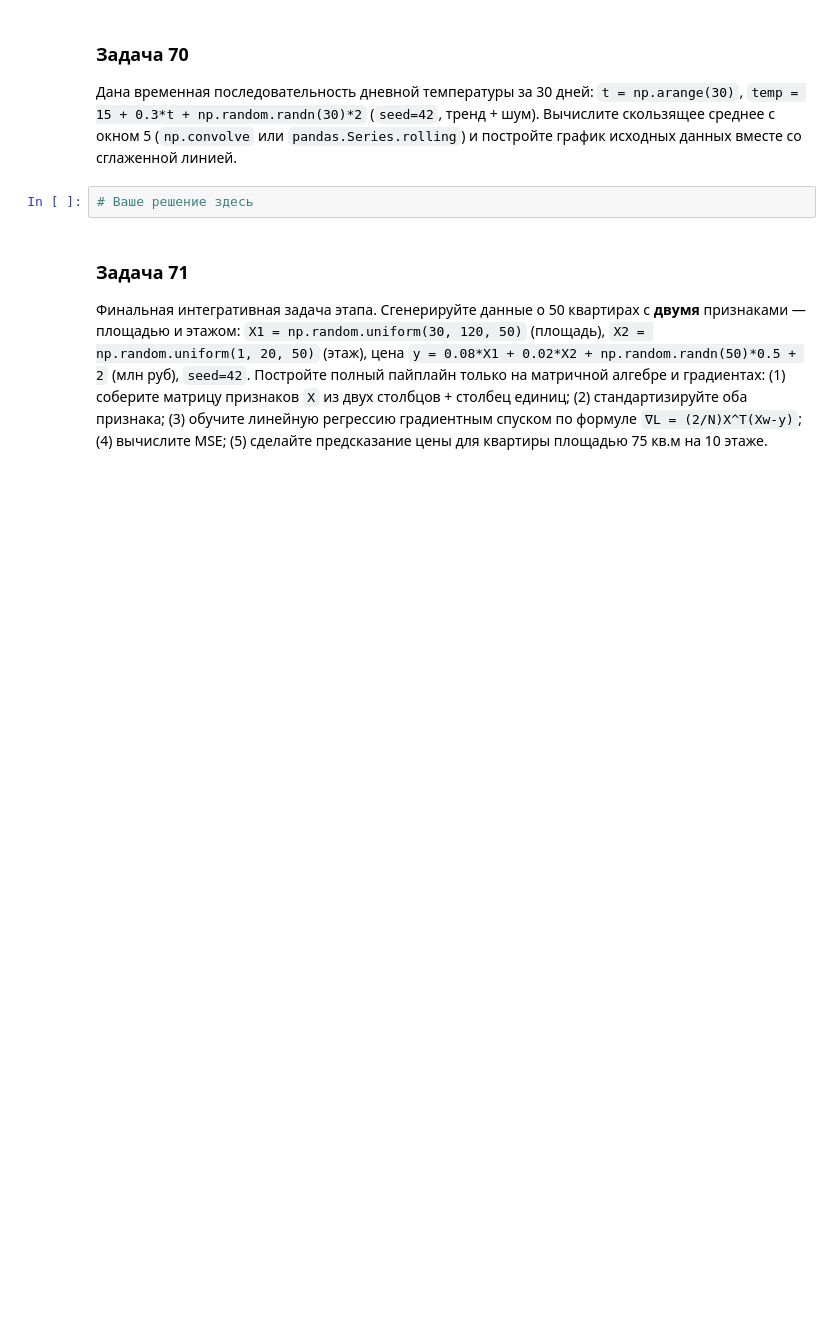
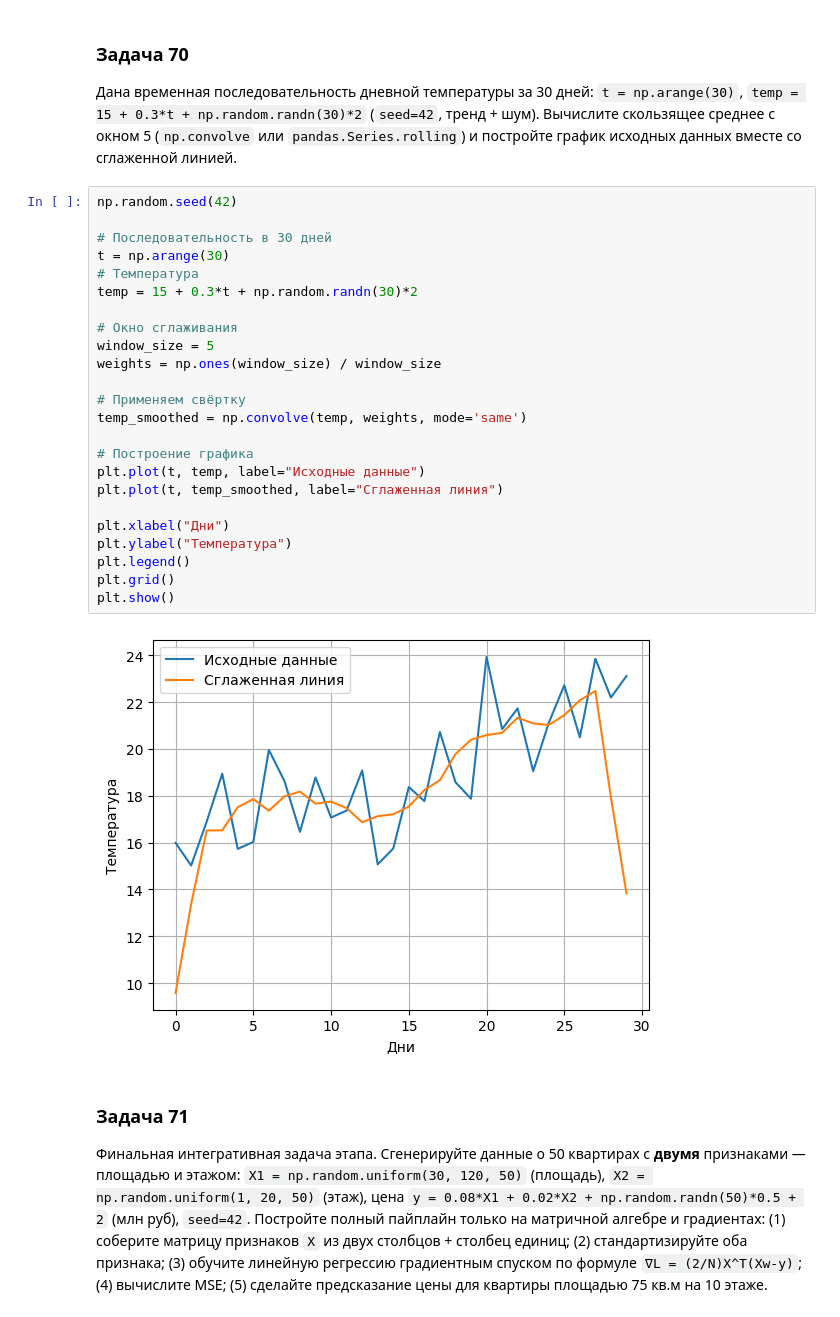
Before and after one commit to dshayderov/ml-learning-journal, a Jupyter notebook: 0.0-prerequisites/0.0-math-problem-set.ipynb, the cells around one changed output. Cells and saved outputs as stored; diff of their text form; blank space fills up the shorter version.

```diff
--- a/0.0-prerequisites/0.0-math-problem-set.ipynb
+++ b/0.0-prerequisites/0.0-math-problem-set.ipynb
@@ -1629,7 +1774,31 @@ print(f"Мат. ожидание оценки на экзамене: {E}")
 
 Дана временная последовательность дневной температуры за 30 дней: `t = np.arange(30)`, `temp = 15 + 0.3*t + np.random.randn(30)*2` (`seed=42`, тренд + шум). Вычислите скользящее среднее с окном 5 (`np.convolve` или `pandas.Series.rolling`) и постройте график исходных данных вместе со сглаженной линией.
 # %%
-# Ваше решение здесь
+np.random.seed(42)
+
+# Последовательность в 30 дней
+t = np.arange(30)
+# Температура
+temp = 15 + 0.3*t + np.random.randn(30)*2
+
+# Окно сглаживания
+window_size = 5
+weights = np.ones(window_size) / window_size
+
+# Применяем свёртку
+temp_smoothed = np.convolve(temp, weights, mode='same')
+
+# Построение графика
+plt.plot(t, temp, label="Исходные данные")
+plt.plot(t, temp_smoothed, label="Сглаженная линия")
+
+plt.xlabel("Дни")
+plt.ylabel("Температура")
+plt.legend()
+plt.grid()
+plt.show()
+# %% [output]
+[figure, added]
 # %% [markdown]
 ### Задача 71
 
```
Also changed, not shown: parts of 12 cells of this notebook, 1 other file.
